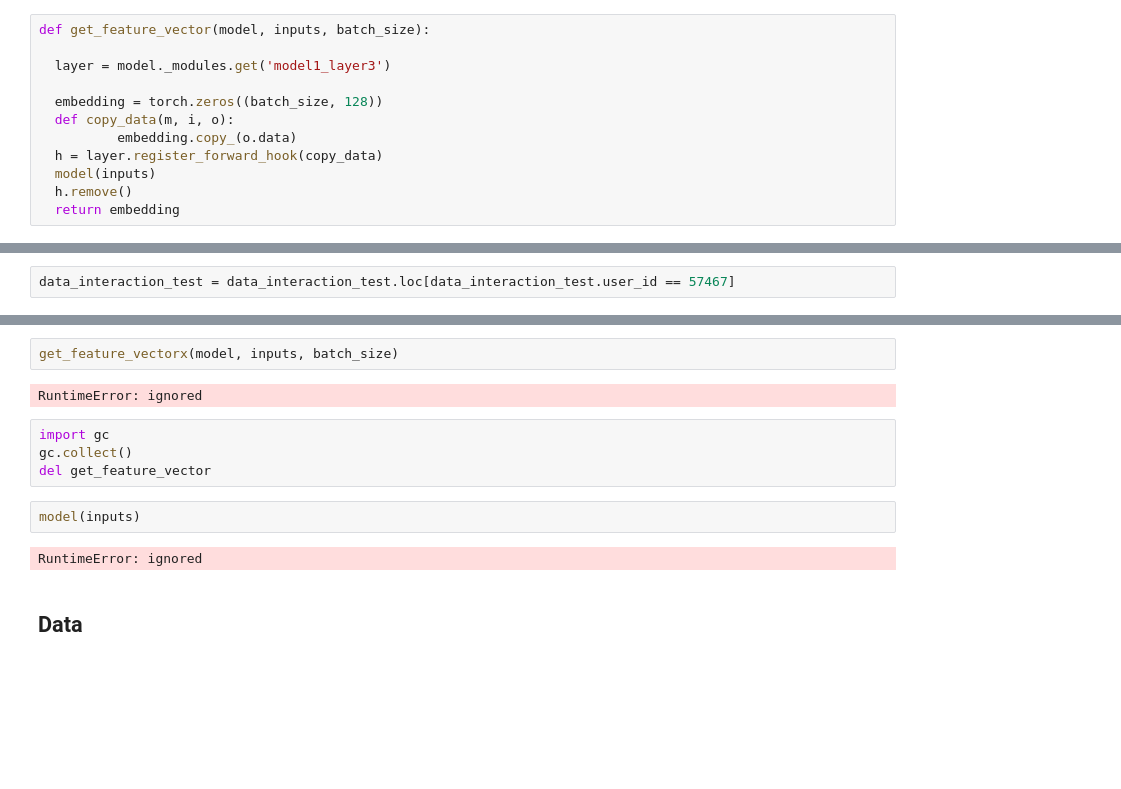
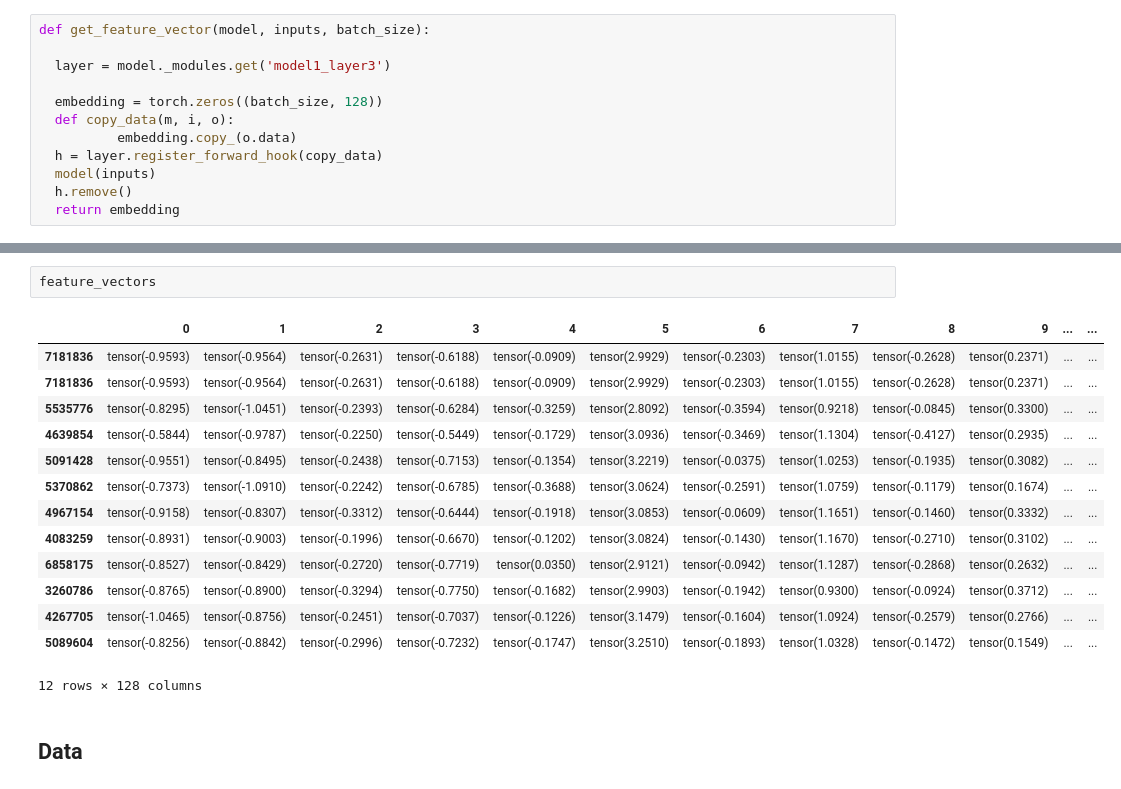
Before and after one commit to Katrin-Leberfinger/Hybrid-gender-debiased-music-recommendation, a Jupyter notebook: AI_MasterThesis_Recommendations_LFM2b.ipynb, the cells around one changed output, grey strips where cells are left out. Saved outputs shown, nothing was run; the diff lists cells and outputs as text; blank space fills up the shorter version.

```diff
--- a/AI_MasterThesis_Recommendations_LFM2b.ipynb
+++ b/AI_MasterThesis_Recommendations_LFM2b.ipynb
@@ -1022,5 +967,3 @@ tensor([[ 0.0136, -0.0265, -0.0235,  ...,  0.0087,  0.0071,  0.0151],
-# %%
-data_interaction_test = data_interaction_test.loc[data_interaction_test.user_id == 57467]
 # %%
 feature_vectors = pd.DataFrame()
 batch_size= 12
@@ -1078,15 +1020,20 @@ RuntimeError: ignored
-# %%
-get_feature_vectorx(model, inputs, batch_size)
-# %% [output]
-RuntimeError: ignored
-# %%
-import gc
-gc.collect()
-del get_feature_vector
-# %%
-model(inputs)
-# %% [output]
-RuntimeError: ignored
+# %%
+feature_vectors
+# %% [output]
+|  | 0 | 1 | 2 | 3 | 4 | 5 | 6 | 7 | 8 | 9 | ... | ... |
+| 7181836 | tensor(-0.9593) | tensor(-0.9564) | tensor(-0.2631) | tensor(-0.6188) | tensor(-0.0909) | tensor(2.9929) | tensor(-0.2303) | tensor(1.0155) | tensor(-0.2628) | tensor(0.2371) | ... | ... |
+| 7181836 | tensor(-0.9593) | tensor(-0.9564) | tensor(-0.2631) | tensor(-0.6188) | tensor(-0.0909) | tensor(2.9929) | tensor(-0.2303) | tensor(1.0155) | tensor(-0.2628) | tensor(0.2371) | ... | ... |
+| 5535776 | tensor(-0.8295) | tensor(-1.0451) | tensor(-0.2393) | tensor(-0.6284) | tensor(-0.3259) | tensor(2.8092) | tensor(-0.3594) | tensor(0.9218) | tensor(-0.0845) | tensor(0.3300) | ... | ... |
+| 4639854 | tensor(-0.5844) | tensor(-0.9787) | tensor(-0.2250) | tensor(-0.5449) | tensor(-0.1729) | tensor(3.0936) | tensor(-0.3469) | tensor(1.1304) | tensor(-0.4127) | tensor(0.2935) | ... | ... |
+| 5091428 | tensor(-0.9551) | tensor(-0.8495) | tensor(-0.2438) | tensor(-0.7153) | tensor(-0.1354) | tensor(3.2219) | tensor(-0.0375) | tensor(1.0253) | tensor(-0.1935) | tensor(0.3082) | ... | ... |
+| 5370862 | tensor(-0.7373) | tensor(-1.0910) | tensor(-0.2242) | tensor(-0.6785) | tensor(-0.3688) | tensor(3.0624) | tensor(-0.2591) | tensor(1.0759) | tensor(-0.1179) | tensor(0.1674) | ... | ... |
+| 4967154 | tensor(-0.9158) | tensor(-0.8307) | tensor(-0.3312) | tensor(-0.6444) | tensor(-0.1918) | tensor(3.0853) | tensor(-0.0609) | tensor(1.1651) | tensor(-0.1460) | tensor(0.3332) | ... | ... |
+| 4083259 | tensor(-0.8931) | tensor(-0.9003) | tensor(-0.1996) | tensor(-0.6670) | tensor(-0.1202) | tensor(3.0824) | tensor(-0.1430) | tensor(1.1670) | tensor(-0.2710) | tensor(0.3102) | ... | ... |
+| 6858175 | tensor(-0.8527) | tensor(-0.8429) | tensor(-0.2720) | tensor(-0.7719) | tensor(0.0350) | tensor(2.9121) | tensor(-0.0942) | tensor(1.1287) | tensor(-0.2868) | tensor(0.2632) | ... | ... |
+| 3260786 | tensor(-0.8765) | tensor(-0.8900) | tensor(-0.3294) | tensor(-0.7750) | tensor(-0.1682) | tensor(2.9903) | tensor(-0.1942) | tensor(0.9300) | tensor(-0.0924) | tensor(0.3712) | ... | ... |
+| 4267705 | tensor(-1.0465) | tensor(-0.8756) | tensor(-0.2451) | tensor(-0.7037) | tensor(-0.1226) | tensor(3.1479) | tensor(-0.1604) | tensor(1.0924) | tensor(-0.2579) | tensor(0.2766) | ... | ... |
+| 5089604 | tensor(-0.8256) | tensor(-0.8842) | tensor(-0.2996) | tensor(-0.7232) | tensor(-0.1747) | tensor(3.2510) | tensor(-0.1893) | tensor(1.0328) | tensor(-0.1472) | tensor(0.1549) | ... | ... |
+12 rows × 128 columns
 # %% [markdown]
 ## Data
 # %%
```
Also changed, not shown: parts of 42 cells of this notebook.
